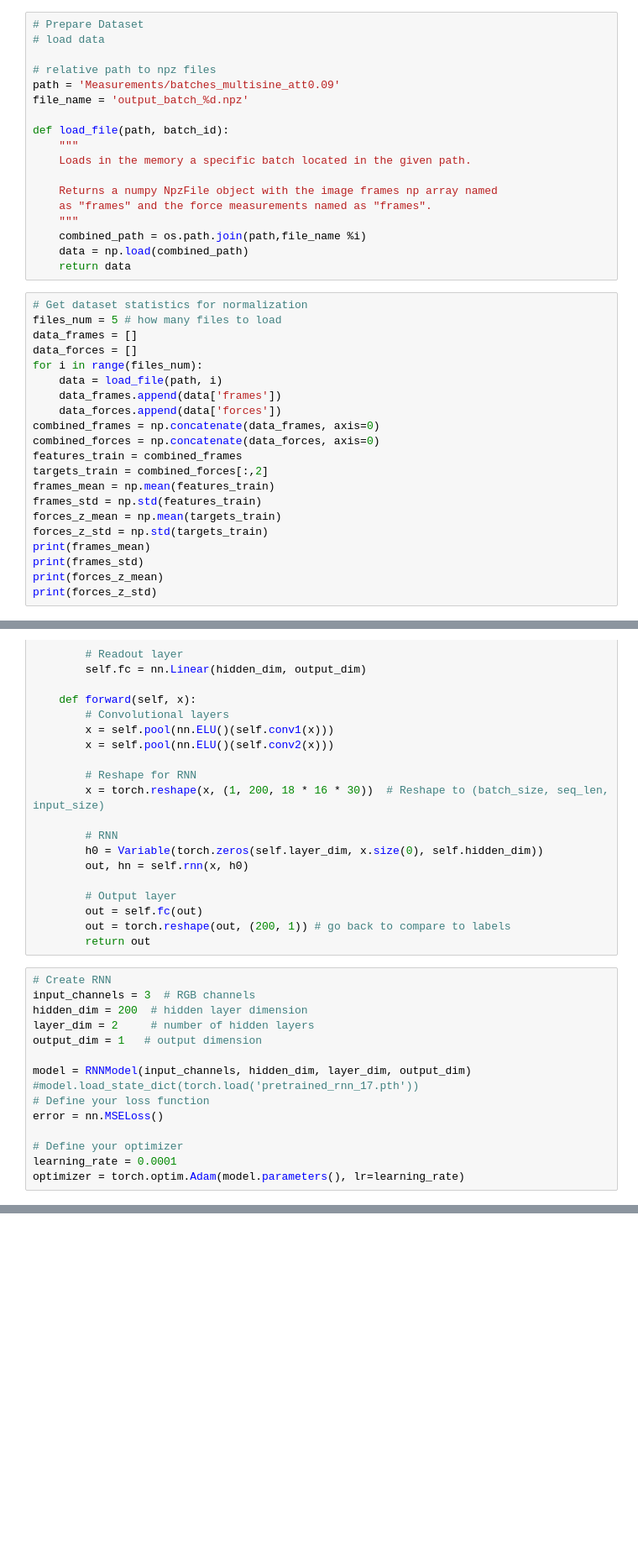
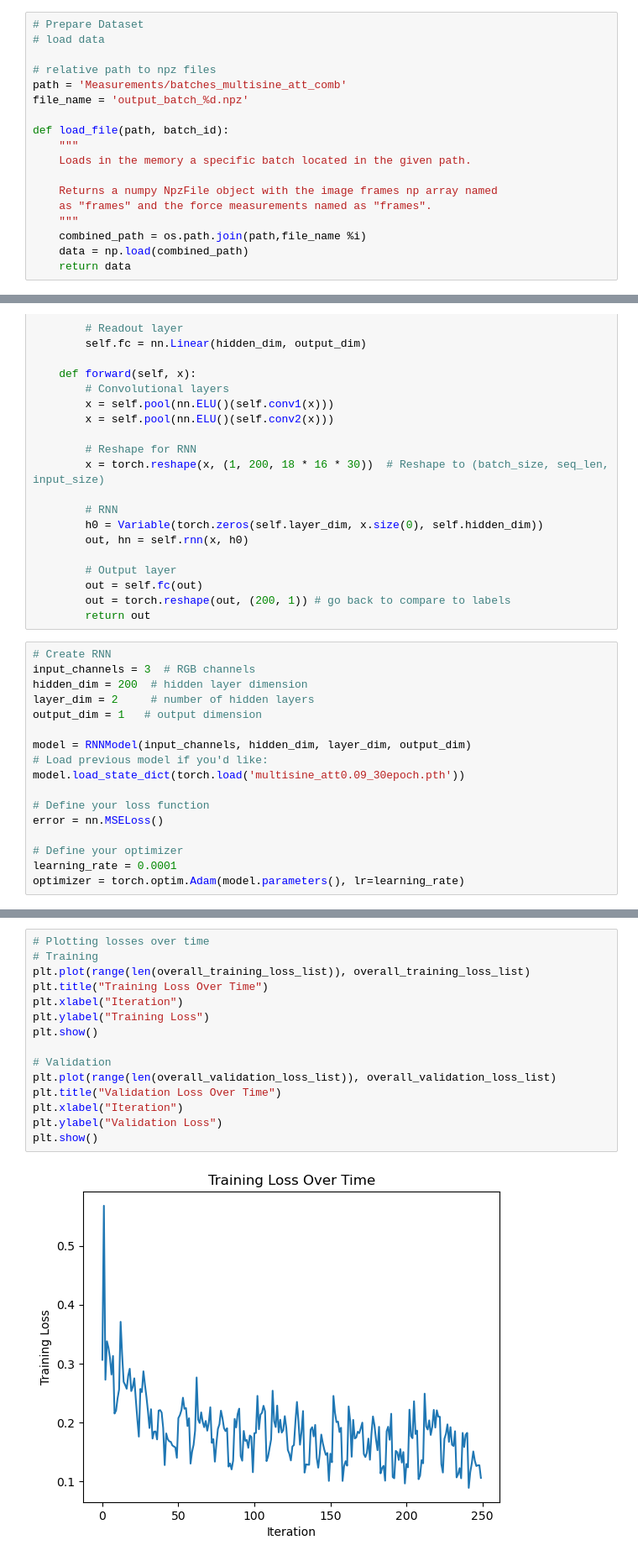
Before and after one commit to SoftSensing/VBSS, a Jupyter notebook: CNN-RNN-Skeleton-Implem.ipynb, the cells around one changed output, grey strips where cells are left out. Shown: that part at 84% size. Drawn from its saved outputs; the diff is of its cells as text; blank space fills up the shorter version.

Commit message:
0.185 RMSE VALIDATION, dataset multisine_att0.09&0.06

```diff
--- a/CNN-RNN-Skeleton-Implem.ipynb
+++ b/CNN-RNN-Skeleton-Implem.ipynb
@@ -14,7 +14,7 @@ from torch.utils.data import DataLoader, TensorDataset
 # load data
 
 # relative path to npz files
-path = 'Measurements/batches_multisine_att0.09'
+path = 'Measurements/batches_multisine_att_comb'
 file_name = 'output_batch_%d.npz'
 
 def load_file(path, batch_id):
@@ -27,24 +27,3 @@ def load_file(path, batch_id):
     combined_path = os.path.join(path,file_name %i)
     data = np.load(combined_path)
     return data
-# %%
-# Get dataset statistics for normalization
-files_num = 5 # how many files to load
-data_frames = []
-data_forces = []
-for i in range(files_num):
-    data = load_file(path, i)
-    data_frames.append(data['frames'])
-    data_forces.append(data['forces'])
-combined_frames = np.concatenate(data_frames, axis=0)
-combined_forces = np.concatenate(data_forces, axis=0)
-features_train = combined_frames
-targets_train = combined_forces[:,2]
-frames_mean = np.mean(features_train)
-frames_std = np.std(features_train)
-forces_z_mean = np.mean(targets_train)
-forces_z_std = np.std(targets_train)
-print(frames_mean)
-print(frames_std)
-print(forces_z_mean)
-print(forces_z_std)
@@ -102,7 +117,9 @@ layer_dim = 2     # number of hidden layers
 output_dim = 1   # output dimension
 
 model = RNNModel(input_channels, hidden_dim, layer_dim, output_dim)
-#model.load_state_dict(torch.load('pretrained_rnn_17.pth'))
+# Load previous model if you'd like:
+model.load_state_dict(torch.load('multisine_att0.09_30epoch.pth'))
+
 # Define your loss function
 error = nn.MSELoss()
 
@@ -313,0 +273,17 @@ plt.show()
+# %%
+# Plotting losses over time
+# Training
+plt.plot(range(len(overall_training_loss_list)), overall_training_loss_list)
+plt.title("Training Loss Over Time")
+plt.xlabel("Iteration")
+plt.ylabel("Training Loss")
+plt.show()
+
+# Validation
+plt.plot(range(len(overall_validation_loss_list)), overall_validation_loss_list)
+plt.title("Validation Loss Over Time")
+plt.xlabel("Iteration")
+plt.ylabel("Validation Loss")
+plt.show()
+# %% [output]
+[figure, added]
```
Also changed, not shown: parts of 17 cells of this notebook.
